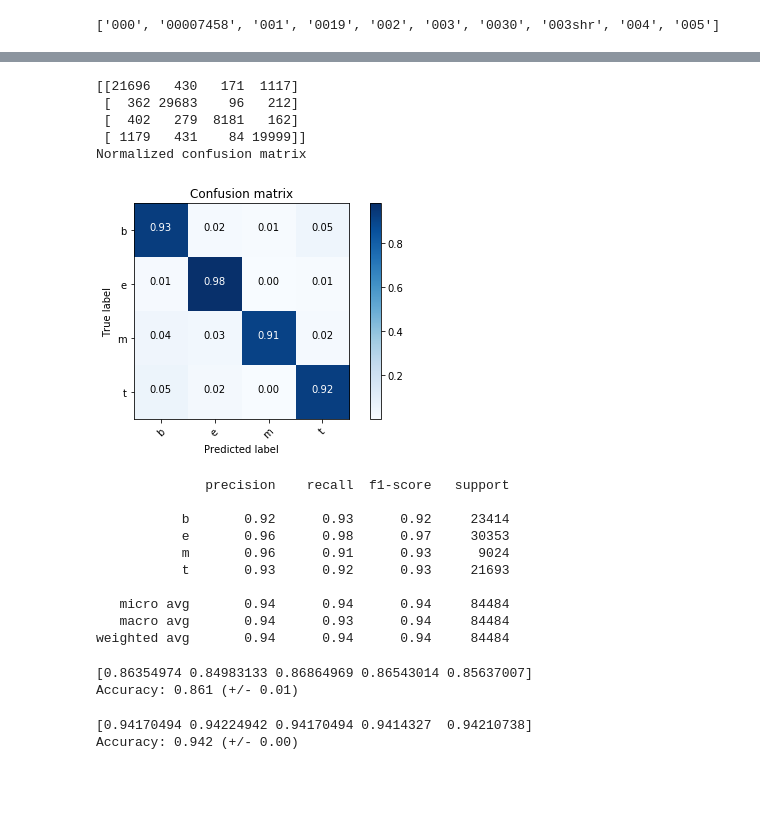
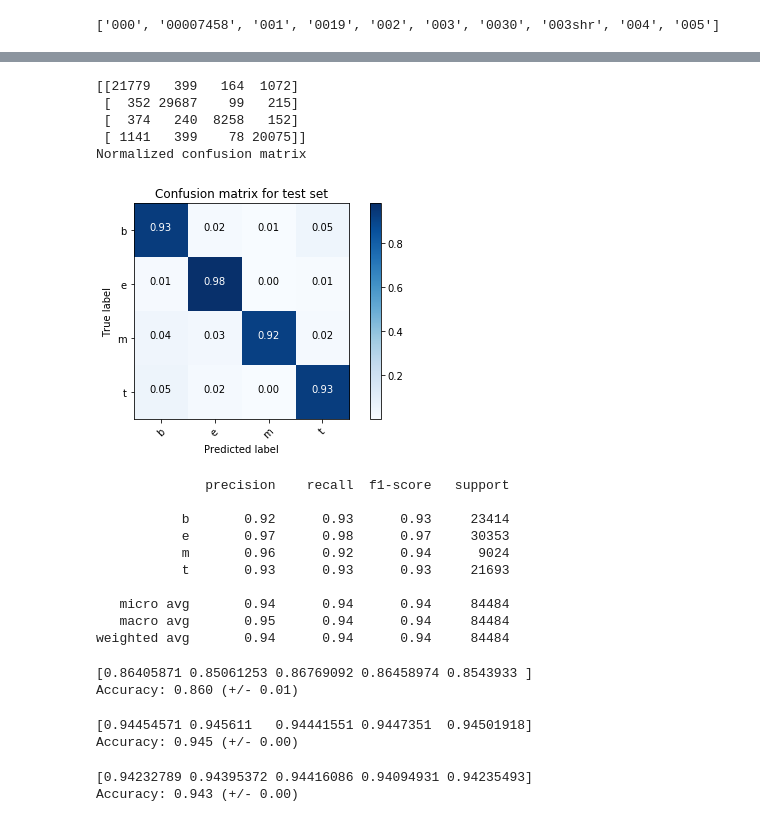
Before and after one commit to mikolajkania/data-experiments, a Jupyter notebook: src/clf/clf_logreg_ucinews.ipynb, the cells around one changed output, grey strips where cells are left out. Drawn from its saved outputs; the diff is of its cells as text; code cells hidden in the pictures; blank space fills up the shorter version.

Commit message:
Cross validation details

```diff
--- a/src/clf/clf_logreg_ucinews.ipynb
+++ b/src/clf/clf_logreg_ucinews.ipynb
@@ -41,7 +41,7 @@ print(vectorizer.get_feature_names()[:10])
 ['000', '00007458', '001', '0019', '002', '003', '0030', '003shr', '004', '005']
 # %%
 # classification
-log_reg = LogisticRegression(solver='newton-cg')
+log_reg = LogisticRegression(solver='newton-cg', multi_class='auto')
 log_reg.fit(X_train, y_train)
 # %% [output]
 LogisticRegression(C=1.0, class_weight=None, dual=False, fit_intercept=True,
@@ -64,7 +86,7 @@ cm = confusion_matrix(y_test, y_pred_test)
 
 def plot_confusion_matrix(cm, classes,
                           normalize=True,
-                          title='Confusion matrix',
+                          title='Confusion matrix for test set',
                           cmap=plt.cm.Blues):
     """
     This function prints and plots the confusion matrix.
@@ -72,70 +94,81 @@ def plot_confusion_matrix(cm, classes,
     """
     print(cm)
     if normalize:
         cm = cm.astype('float') / cm.sum(axis=1)[:, np.newaxis]
         print("Normalized confusion matrix")
     else:
         print('Confusion matrix, without normalization')
 
     plt.imshow(cm, interpolation='nearest', cmap=cmap)
     plt.title(title)
     plt.colorbar()
     tick_marks = np.arange(len(classes))
     plt.xticks(tick_marks, classes, rotation=45)
     plt.yticks(tick_marks, classes)
 
     fmt = '.2f' if normalize else 'd'
     thresh = cm.max() / 2.
     for i, j in itertools.product(range(cm.shape[0]), range(cm.shape[1])):
         plt.text(j, i, format(cm[i, j], fmt),
                  horizontalalignment="center",
                  color="white" if cm[i, j] > thresh else "black")
 
     plt.ylabel('True label')
     plt.xlabel('Predicted label')
     plt.tight_layout()
 
 
 plot_confusion_matrix(cm, encoder.classes_)
 # %% [output]
-[[21696   430   171  1117]
- [  362 29683    96   212]
- [  402   279  8181   162]
- [ 1179   431    84 19999]]
+[[21779   399   164  1072]
+ [  352 29687    99   215]
+ [  374   240  8258   152]
+ [ 1141   399    78 20075]]
 Normalized confusion matrix
-[figure, old version]
+[figure, new version]
 # %%
 print(classification_report(y_test, y_pred_test, target_names=encoder.classes_))
 # %% [output]
               precision    recall  f1-score   support
 
-           b       0.92      0.93      0.92     23414
-           e       0.96      0.98      0.97     30353
-           m       0.96      0.91      0.93      9024
-           t       0.93      0.92      0.93     21693
+           b       0.92      0.93      0.93     23414
+           e       0.97      0.98      0.97     30353
+           m       0.96      0.92      0.94      9024
+           t       0.93      0.93      0.93     21693
 
    micro avg       0.94      0.94      0.94     84484
-   macro avg       0.94      0.93      0.94     84484
+   macro avg       0.95      0.94      0.94     84484
 weighted avg       0.94      0.94      0.94     84484
+# %%
+# cross validation section
+from sklearn.model_selection import cross_val_score
+
+lg = LogisticRegression(n_jobs=-1, solver='newton-cg', multi_class='auto')
+scores = cross_val_score(lg, X_all, y, cv=5)
+print(scores)
+print("Accuracy: %0.3f (+/- %0.2f)" % (scores.mean(), scores.std() * 2))
+# %% [output]
+[0.86405871 0.85061253 0.86769092 0.86458974 0.8543933 ]
+Accuracy: 0.860 (+/- 0.01)
+# %%
+from sklearn.model_selection import cross_val_score
+from sklearn.model_selection import ShuffleSplit
+
+cv = ShuffleSplit(n_splits=5, test_size=0.2, random_state=42)
+lg = LogisticRegression(n_jobs=-1, solver='newton-cg', multi_class='auto')
+scores = cross_val_score(lg, X_all, y, cv=cv)
+print(scores)
+print("Accuracy: %0.3f (+/- %0.2f)" % (scores.mean(), scores.std() * 2))
+# %% [output]
+[0.94454571 0.945611   0.94441551 0.9447351  0.94501918]
+Accuracy: 0.945 (+/- 0.00)
 # %%
 from sklearn.model_selection import cross_val_score
 
-lg = LogisticRegression(n_jobs=-1, solver='newton-cg')
-scores = cross_val_score(lg, X_all, y, cv=5)
+lg = LogisticRegression(n_jobs=-1, solver='newton-cg', multi_class='auto')
+scores = cross_val_score(lg, X_train, y_train, cv=5)
 print(scores)
 print("Accuracy: %0.3f (+/- %0.2f)" % (scores.mean(), scores.std() * 2))
 # %% [output]
-[0.86354974 0.84983133 0.86864969 0.86543014 0.85637007]
-Accuracy: 0.861 (+/- 0.01)
+[0.94232789 0.94395372 0.94416086 0.94094931 0.94235493]
+Accuracy: 0.943 (+/- 0.00)
-# %%
-from sklearn.model_selection import cross_val_score
-from sklearn.model_selection import ShuffleSplit
-
-cv = ShuffleSplit(n_splits=5, test_size=0.2, random_state=42)
-lg = LogisticRegression(n_jobs=-1, solver='newton-cg')
-scores = cross_val_score(lg, X_all, y, cv=cv)
-print(scores)
-print("Accuracy: %0.3f (+/- %0.2f)" % (scores.mean(), scores.std() * 2))
-# %% [output]
-[0.94170494 0.94224942 0.94170494 0.9414327  0.94210738]
-Accuracy: 0.942 (+/- 0.00)
```
Also changed, not shown: parts of 5 cells of this notebook.
